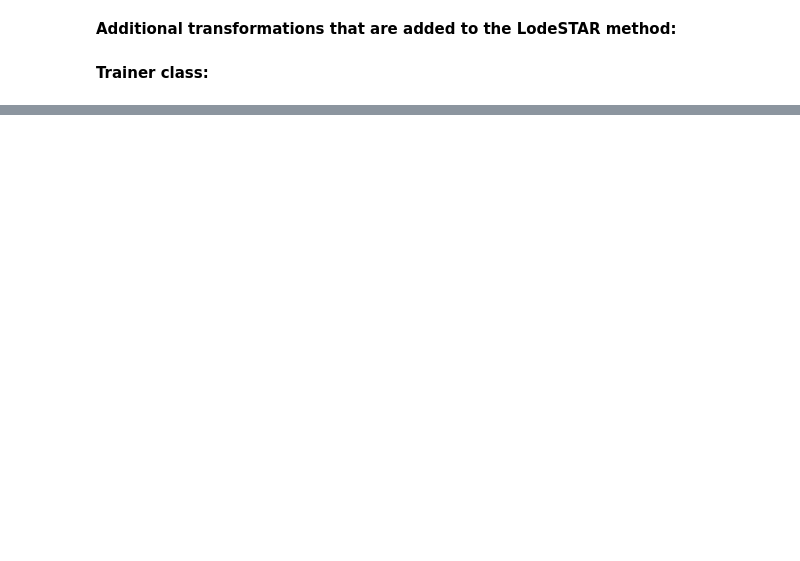
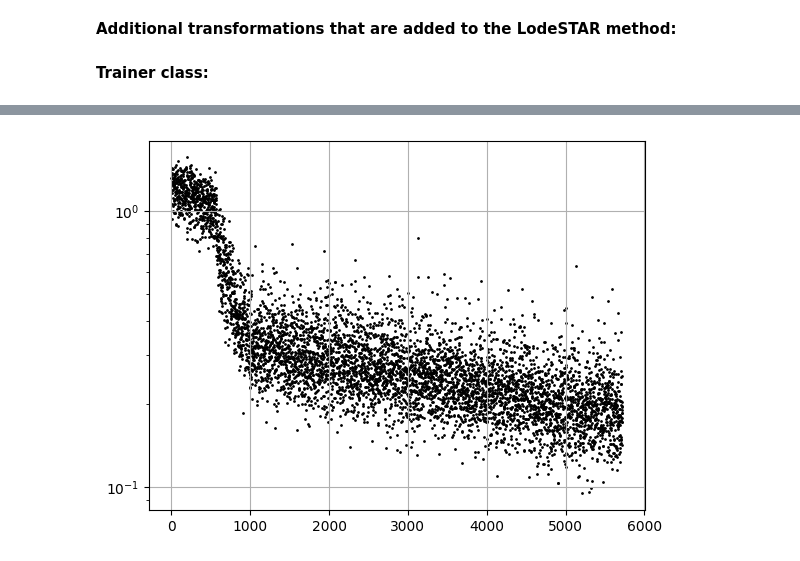
Before and after one commit to aramyamal/iSCAT_PartikelSp-rning, a Jupyter notebook: LodeSTAR3D/train.ipynb, the cells around one changed output, grey strips where cells are left out. Saved outputs shown, nothing was run; the diff lists cells and outputs as text; code cells hidden in the pictures; blank space fills up the shorter version.

Commit message:
completed train.py example

```diff
--- a/LodeSTAR3D/train.ipynb
+++ b/LodeSTAR3D/train.ipynb
@@ -168,0 +170,4 @@ Epoch 144/1000  Loss: 0.30135366320610046
+# %%
+trainer.plot_losses(yscale='log')
+# %% [output]
+[figure, added]
```
Also changed, not shown: parts of 15 cells of this notebook, 2 other files.
